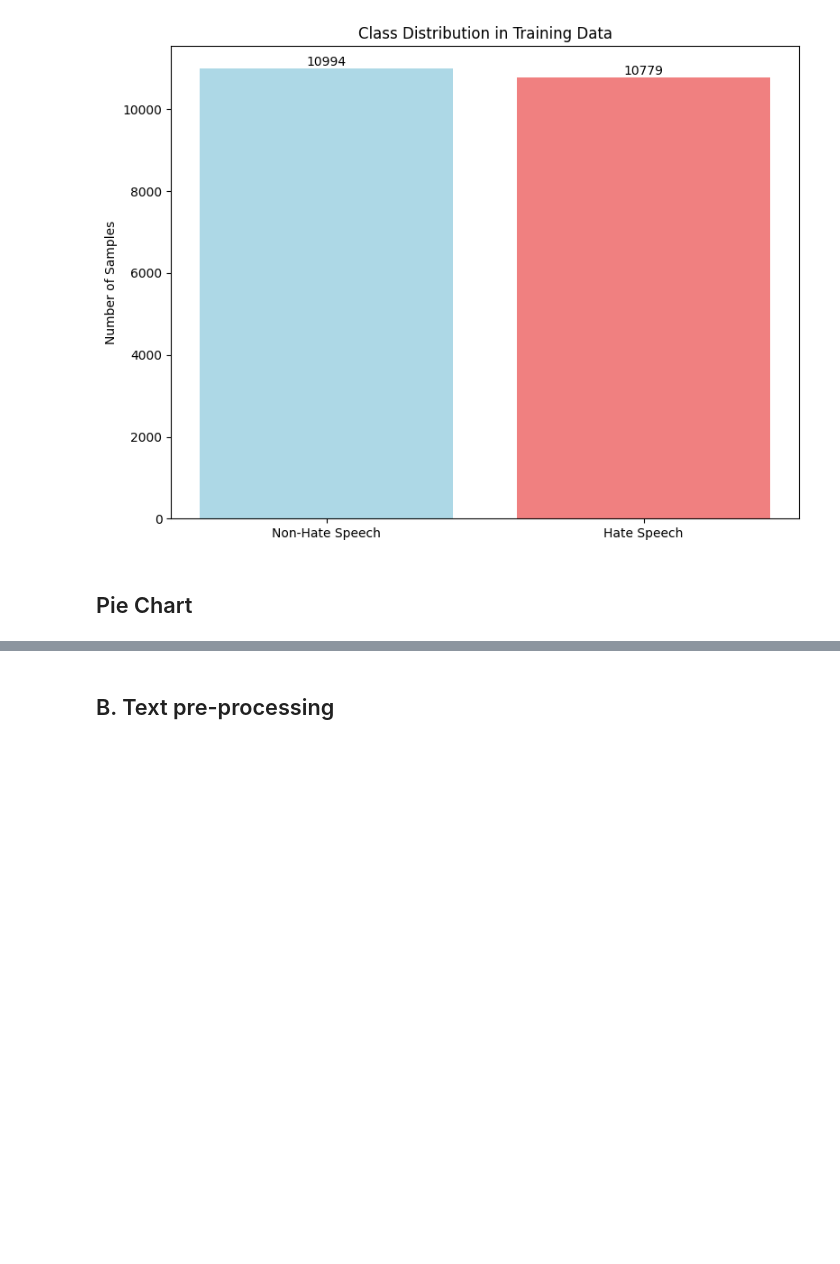
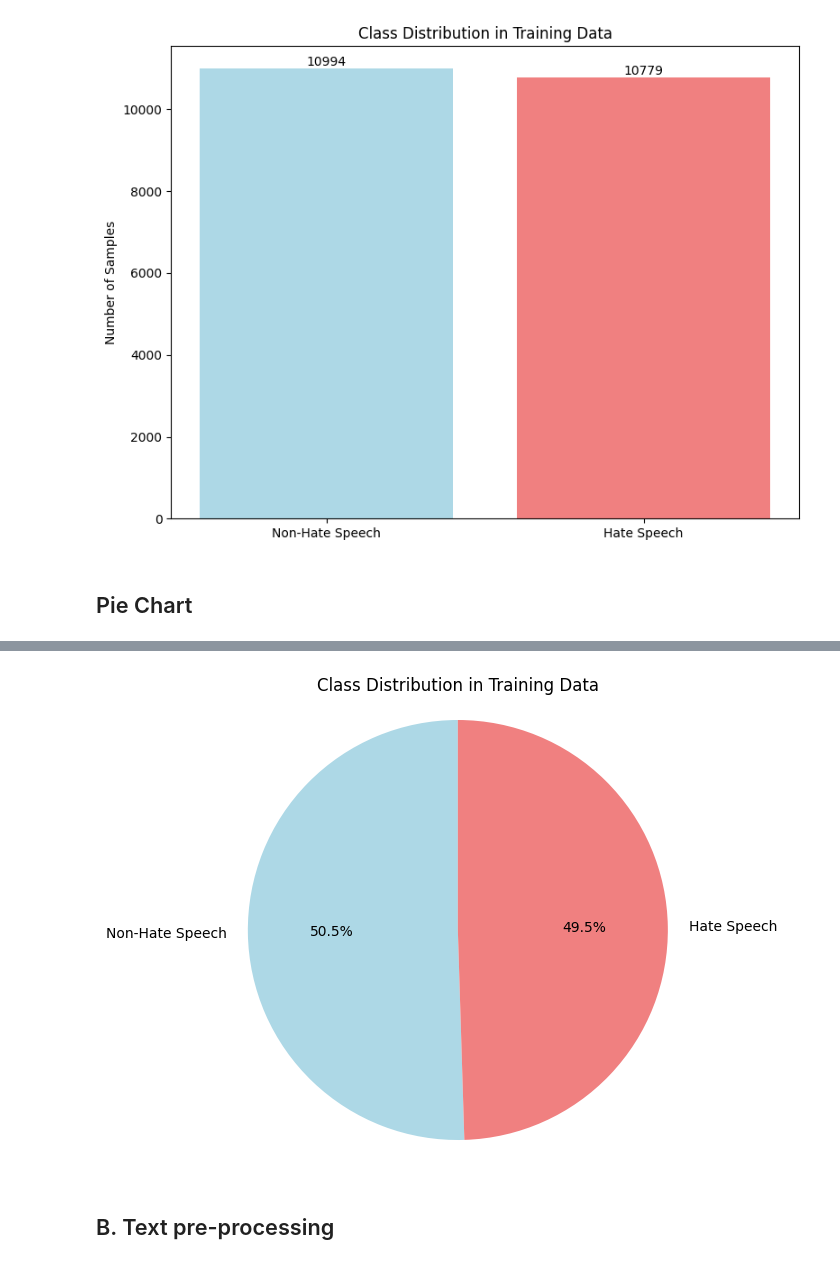
Before and after one commit to flexycode/CCMACLRL_EXERCISES_COM231ML, a Jupyter notebook: Lab/Lab-Exercise-4/Exercise4.ipynb, the cells around one changed output, grey strips where cells are left out. Saved outputs shown, nothing was run; the diff lists cells and outputs as text; code cells hidden in the pictures; blank space fills up the shorter version.

```diff
--- a/Lab/Lab-Exercise-4/Exercise4.ipynb
+++ b/Lab/Lab-Exercise-4/Exercise4.ipynb
@@ -166,3 +157,12 @@ fig.show()
+# %%
+plt.figure(figsize=(8, 6))
+plt.pie(class_distribution.values, labels=['Non-Hate Speech', 'Hate Speech'],
+        autopct='%1.1f%%', colors=['lightblue', 'lightcoral'], startangle=90)
+plt.title('Class Distribution in Training Data')
+plt.axis('equal')
+plt.show()
+# %% [output]
+[figure, added]
 # %% [markdown]
 ## B. Text pre-processing
 # %% [markdown]
```
Also changed, not shown: parts of 2 cells of this notebook.
